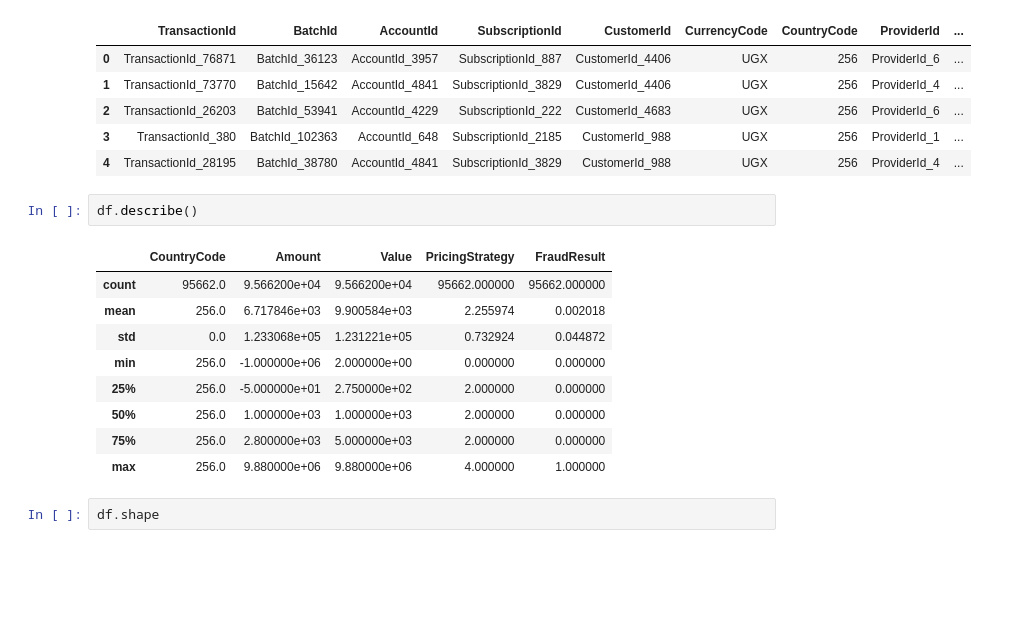
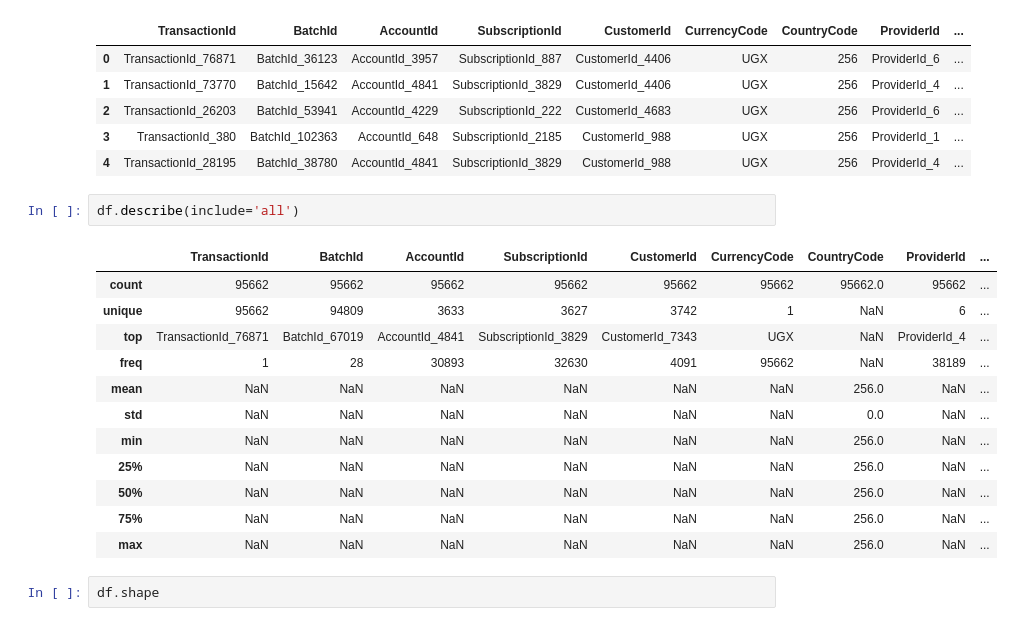
Before and after one commit to girmachew82/B5W5_Credit_Risk_Probability_Model_for_Alternative_Data, a Jupyter notebook: notebooks/1.0-eda.ipynb, the cells around one changed output. Cells and saved outputs as stored; diff of their text form; blank space fills up the shorter version.

```diff
--- a/notebooks/1.0-eda.ipynb
+++ b/notebooks/1.0-eda.ipynb
@@ -22,17 +22,20 @@ df.head()
 | 3 | TransactionId_380 | BatchId_102363 | AccountId_648 | SubscriptionId_2185 | CustomerId_988 | UGX | 256 | ProviderId_1 | ... |
 | 4 | TransactionId_28195 | BatchId_38780 | AccountId_4841 | SubscriptionId_3829 | CustomerId_988 | UGX | 256 | ProviderId_4 | ... |
 # %%
-df.describe()
+df.describe(include='all')
 # %% [output]
-|  | CountryCode | Amount | Value | PricingStrategy | FraudResult |
-| count | 95662.0 | 9.566200e+04 | 9.566200e+04 | 95662.000000 | 95662.000000 |
-| mean | 256.0 | 6.717846e+03 | 9.900584e+03 | 2.255974 | 0.002018 |
-| std | 0.0 | 1.233068e+05 | 1.231221e+05 | 0.732924 | 0.044872 |
-| min | 256.0 | -1.000000e+06 | 2.000000e+00 | 0.000000 | 0.000000 |
-| 25% | 256.0 | -5.000000e+01 | 2.750000e+02 | 2.000000 | 0.000000 |
-| 50% | 256.0 | 1.000000e+03 | 1.000000e+03 | 2.000000 | 0.000000 |
-| 75% | 256.0 | 2.800000e+03 | 5.000000e+03 | 2.000000 | 0.000000 |
-| max | 256.0 | 9.880000e+06 | 9.880000e+06 | 4.000000 | 1.000000 |
+|  | TransactionId | BatchId | AccountId | SubscriptionId | CustomerId | CurrencyCode | CountryCode | ProviderId | ... |
+| count | 95662 | 95662 | 95662 | 95662 | 95662 | 95662 | 95662.0 | 95662 | ... |
+| unique | 95662 | 94809 | 3633 | 3627 | 3742 | 1 | NaN | 6 | ... |
+| top | TransactionId_76871 | BatchId_67019 | AccountId_4841 | SubscriptionId_3829 | CustomerId_7343 | UGX | NaN | ProviderId_4 | ... |
+| freq | 1 | 28 | 30893 | 32630 | 4091 | 95662 | NaN | 38189 | ... |
+| mean | NaN | NaN | NaN | NaN | NaN | NaN | 256.0 | NaN | ... |
+| std | NaN | NaN | NaN | NaN | NaN | NaN | 0.0 | NaN | ... |
+| min | NaN | NaN | NaN | NaN | NaN | NaN | 256.0 | NaN | ... |
+| 25% | NaN | NaN | NaN | NaN | NaN | NaN | 256.0 | NaN | ... |
+| 50% | NaN | NaN | NaN | NaN | NaN | NaN | 256.0 | NaN | ... |
+| 75% | NaN | NaN | NaN | NaN | NaN | NaN | 256.0 | NaN | ... |
+| max | NaN | NaN | NaN | NaN | NaN | NaN | 256.0 | NaN | ... |
 # %%
 df.shape
 # %% [output]
```
Also changed, not shown: parts of 17 cells of this notebook, 1 other file.
